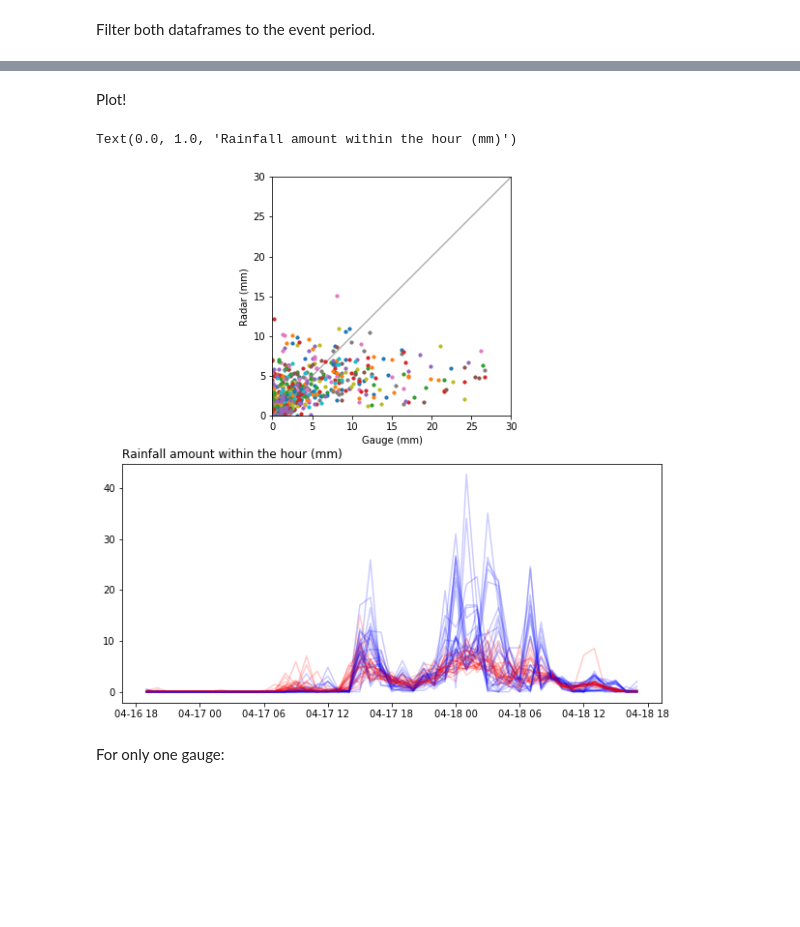
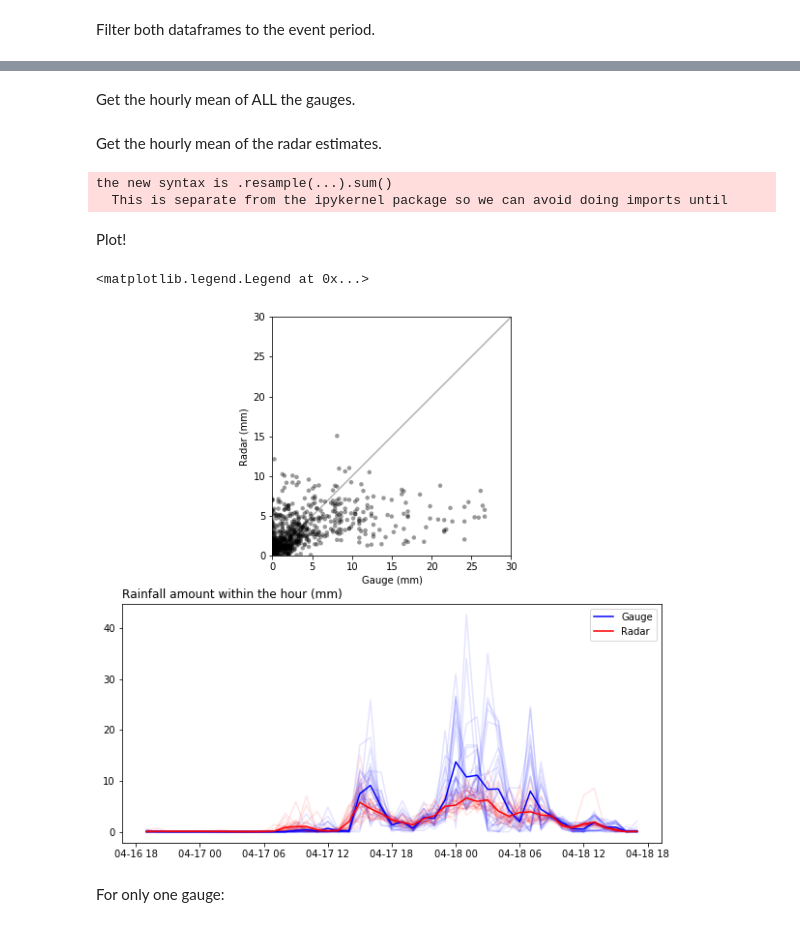
Before and after one commit to IreneCrisologo/precipitation-gradients, a Jupyter notebook: notebooks/radar/03_Comparing_radar_rainfall_and_gauges.ipynb, the cells around one changed output, grey strips where cells are left out. Cells and saved outputs as stored; diff of their text form; code cells hidden in the pictures; blank space fills up the shorter version.

Commit message:
added mean gauge and radar line plots

```diff
--- a/notebooks/radar/03_Comparing_radar_rainfall_and_gauges.ipynb
+++ b/notebooks/radar/03_Comparing_radar_rainfall_and_gauges.ipynb
@@ -51,32 +53,48 @@ df_radar_cs = df_radar.loc[mask_radar]
+# %%
+df_gauge_cs = df_gauge_cs.drop(labels=['Date/Time','Unnamed: 26','Unnamed: 27', 'Unnamed: 28', 'Unnamed: 29',
+       'Unnamed: 30'], axis=1)
+df_radar_cs = df_radar_cs.drop(labels=['Unnamed: 0','DateTime'], axis=1)
+# %% [markdown]
+Get the hourly mean of ALL the gauges.
+# %%
+hourly_mean_allgauges = df_gauge_cs.mean(axis=1)
+# %% [markdown]
+Get the hourly mean of the radar estimates.
+# %%
+cols = df_radar_cs.columns.drop(['DateTime(UTC)','Datetime'])
+# force the values to numeric first
+hourly_mean_allradars = df_radar_cs[cols].apply(pd.to_numeric, errors='coerce').resample('H',label='right',how='sum').mean(axis=1)
+# %% [output]
+the new syntax is .resample(...).sum()
+  This is separate from the ipykernel package so we can avoid doing imports until
 # %% [markdown]
 Plot!
 # %%
 fig = plt.figure(figsize=(10,10))
 ax1 = fig.add_subplot(211,aspect='equal')
 ax1.plot((0,60),(0,60),color='0.7',zorder=-.5)
 ax1.set_xlabel('Gauge (mm)')
 ax1.set_ylabel('Radar (mm)')
 ax1.set_xlim(0,30)
 ax1.set_ylim(0,30)
 
 ax2 = fig.add_subplot(212)
 
 for gagenum in df_gauge.keys()[1:26]:
     time = df_gauge_cs.index
     gaugevals = df_gauge_cs[gagenum].values*25.4 # convert inches to mm
-    radarvals = pd.to_numeric(df_radar_cs[gagenum],errors='coerce').resample('H').sum()
-    ax1.scatter(gaugevals,radarvals,s=10)
-    ax2.plot_date(time,gaugevals,'b-',alpha=0.2)
-    ax2.plot_date(time,radarvals,'r-',alpha=0.2)
+    radarvals = pd.to_numeric(df_radar_cs[gagenum],errors='coerce').resample('H',label='right').sum()
+    ax1.scatter(gaugevals,radarvals,s=20,facecolor='k',edgecolor='None',alpha=0.4)
+    ax2.plot_date(time,gaugevals,'b-',alpha=0.1)
+    ax2.plot_date(time,radarvals,'r-',alpha=0.1)
 ax2.set_title('Rainfall amount within the hour (mm)',loc='left')
 
-# for gagenum in df_gauge.keys()[1:26]:
-#     gaugevals_ts = df_gauge_cs[gagenum]*25.4
-#     radarvals_ts = pd.to_numeric(df_radar[gagenum],errors='coerce').resample('H').sum()
-#     ax2.plot_date(gaugevals_ts,radarvals_ts)
+ax2.plot_date(time,hourly_mean_allgauges.values*25.4, 'b-', label='Gauge')
+ax2.plot_date(time,hourly_mean_allradars, 'r-', label='Radar')
+ax2.legend()
 # %% [output]
-Text(0.0, 1.0, 'Rainfall amount within the hour (mm)')
+<matplotlib.legend.Legend at 0x...>
-[figure, old version]
+[figure, new version]
 # %% [markdown]
 For only one gauge:
 # %%
```
Also changed, not shown: parts of 1 cell of this notebook.
